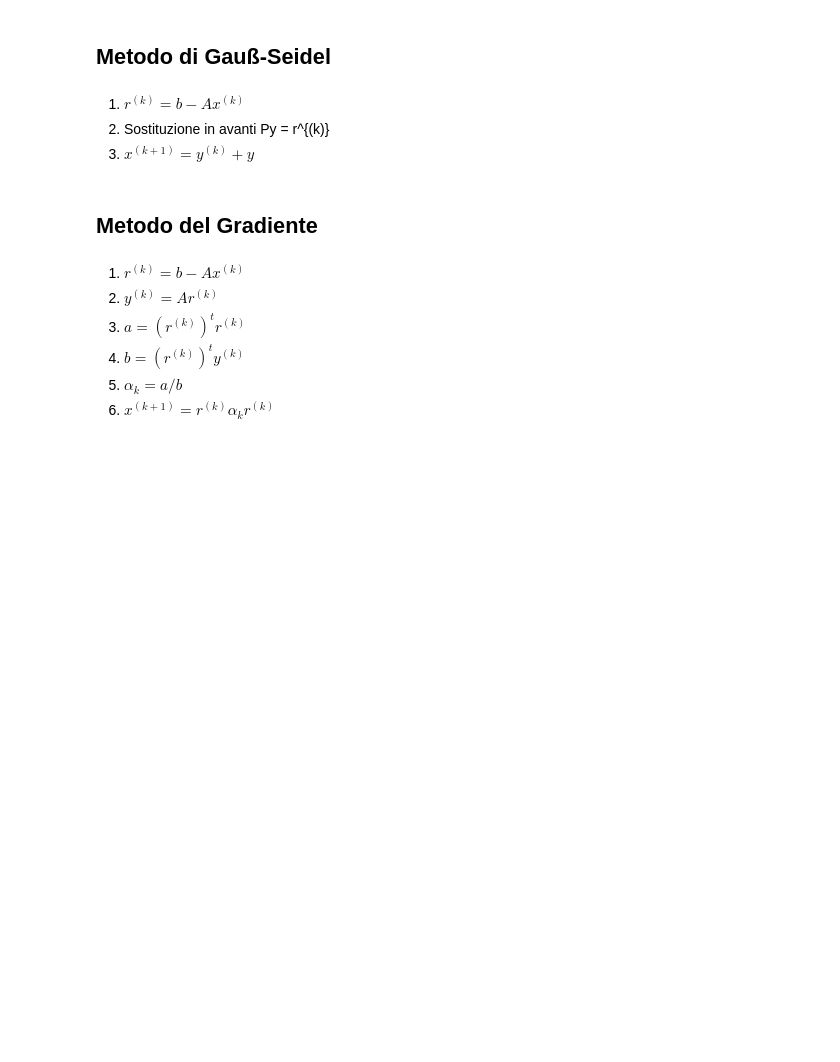
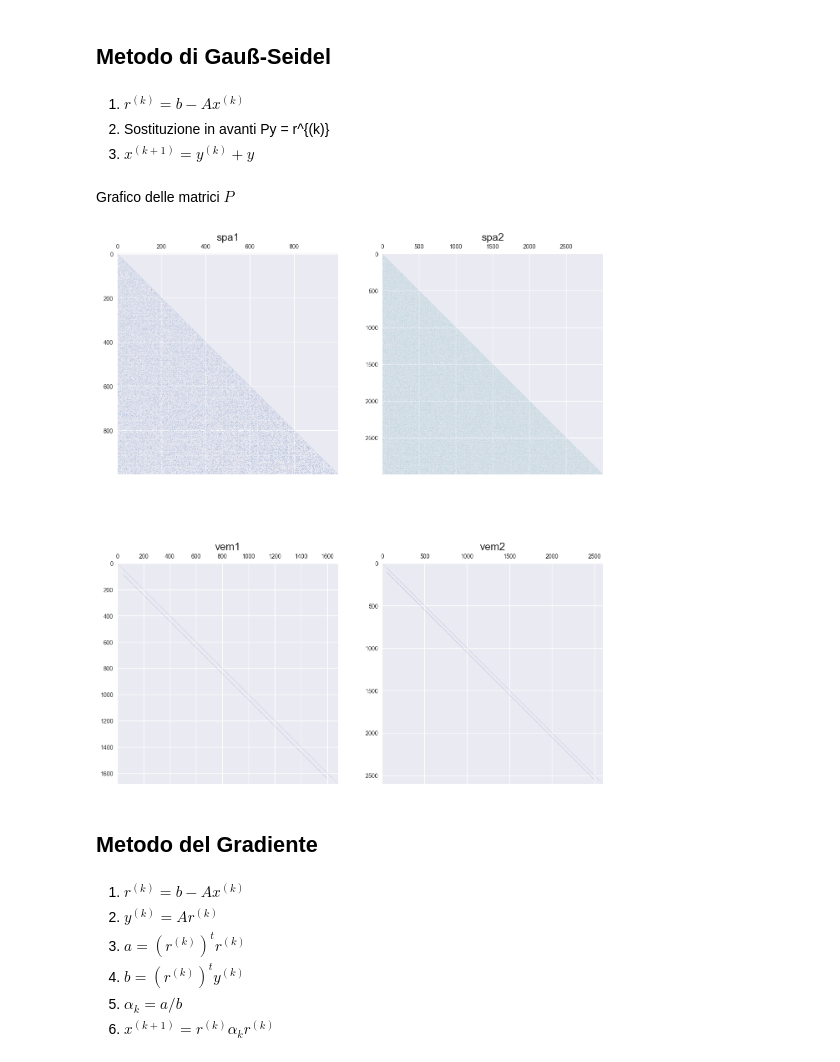
Before and after one commit to fabbio00/Iterative-Linear-Solver, a Jupyter notebook: Progetto_MCS.ipynb, the cells around one changed output. Drawn from its saved outputs; the diff is of its cells as text; code cells hidden in the pictures; blank space fills up the shorter version.

Commit message:
grafici matrici P

```diff
--- a/Progetto_MCS.ipynb
+++ b/Progetto_MCS.ipynb
@@ -170,6 +210,19 @@ resTot
 1. $r^{(k)} = b − Ax^{(k)}$
 2. Sostituzione in avanti Py = r^{(k)}
 3. $x^{(k+1)} = y^{(k)} + y$
+# %% [markdown]
+Grafico delle matrici $P$
+# %%
+i = 221
+for mt in data:
+    plt.subplot(i)
+    mtxP = tril(data[mt]["A"], format="csr")
+    plt.spy(mtxP, markersize = 200/data[mt]["A"].shape[0])
+    plt.title(mt, fontsize = 18 )
+    i += 1
+plt.savefig("data/img/Gauss-SeidelP.png")
+# %% [output]
+[figure, added]
 # %%
 import gauss_seidel as gs
 method = "Gauss-Seidel"
```
Also changed, not shown: parts of 4 cells of this notebook.
